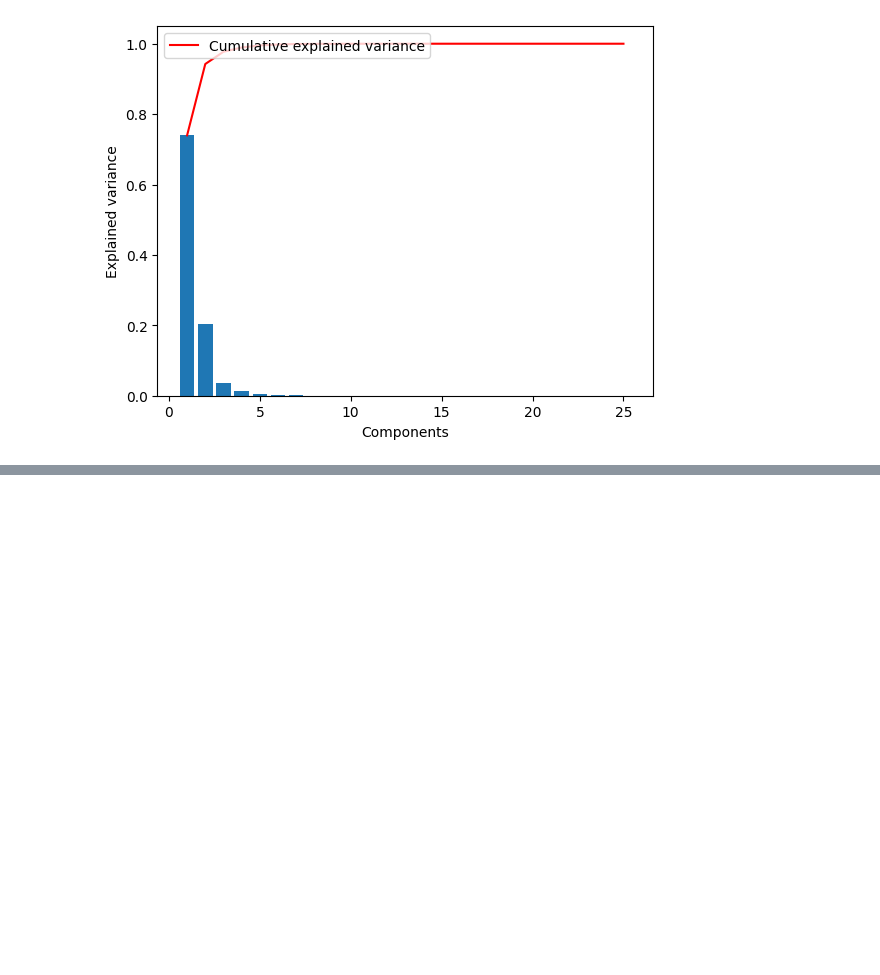
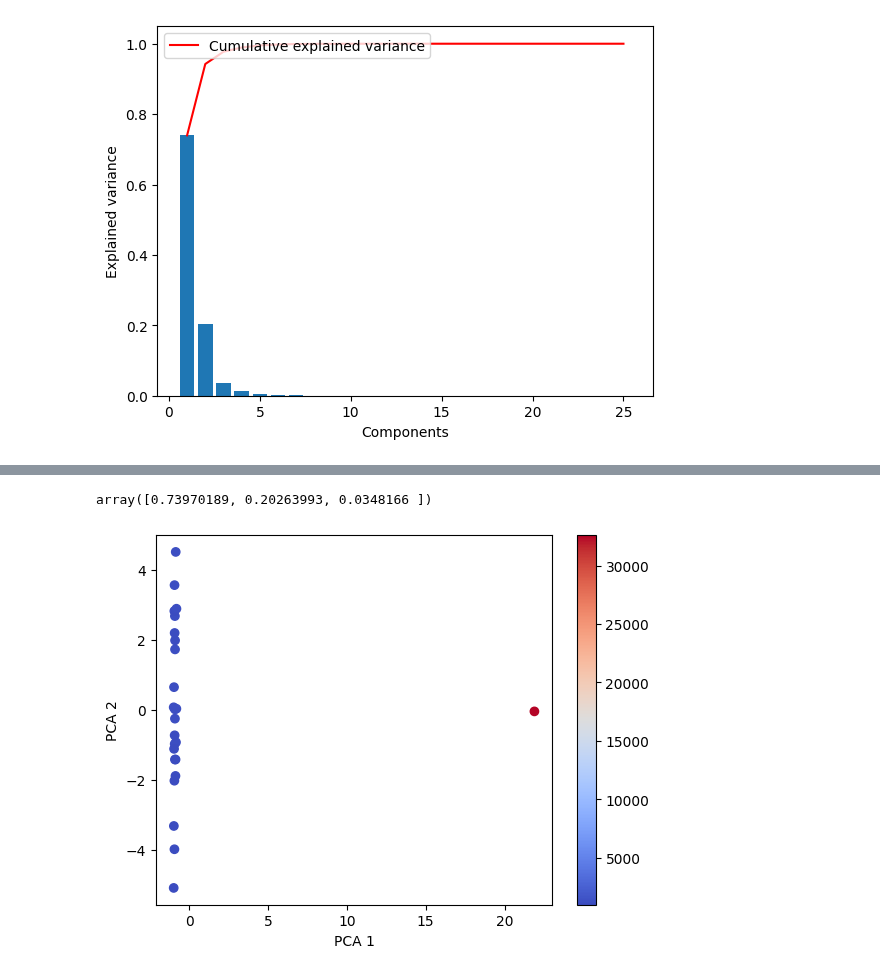
Before and after one commit to NathanCheonis05/machine-learning-education, a Jupyter notebook: pca_implementation.ipynb, the cells around one changed output, grey strips where cells are left out. Saved outputs shown, nothing was run; the diff lists cells and outputs as text; code cells hidden in the pictures; blank space fills up the shorter version.

```diff
--- a/pca_implementation.ipynb
+++ b/pca_implementation.ipynb
@@ -100,0 +118,19 @@ plt.show()
+# %%
+# Explained VAriance Ratio of the Second Model
+pca_2.explained_variance_ratio_
+# %% [output]
+array([0.73970189, 0.20263993, 0.0348166 ])
+# %%
+# Making a third PCA Model using the n_components parameter
+pca_3 = PCA(n_components=2)
+X_pca_3 = pca_3.fit_transform(X_train)
+# %%
+colormap = plt.get_cmap('coolwarm')
+plt.figure()
+scatter = plt.scatter(X_pca_3[:, 0], X_pca_3[:, 1], c=y_train, cmap=colormap)
+plt.xlabel('PCA 1')
+plt.ylabel('PCA 2')
+plt.colorbar(scatter)
+plt.show()
+# %% [output]
+[figure, added]
```
Also changed, not shown: parts of 5 cells of this notebook.
